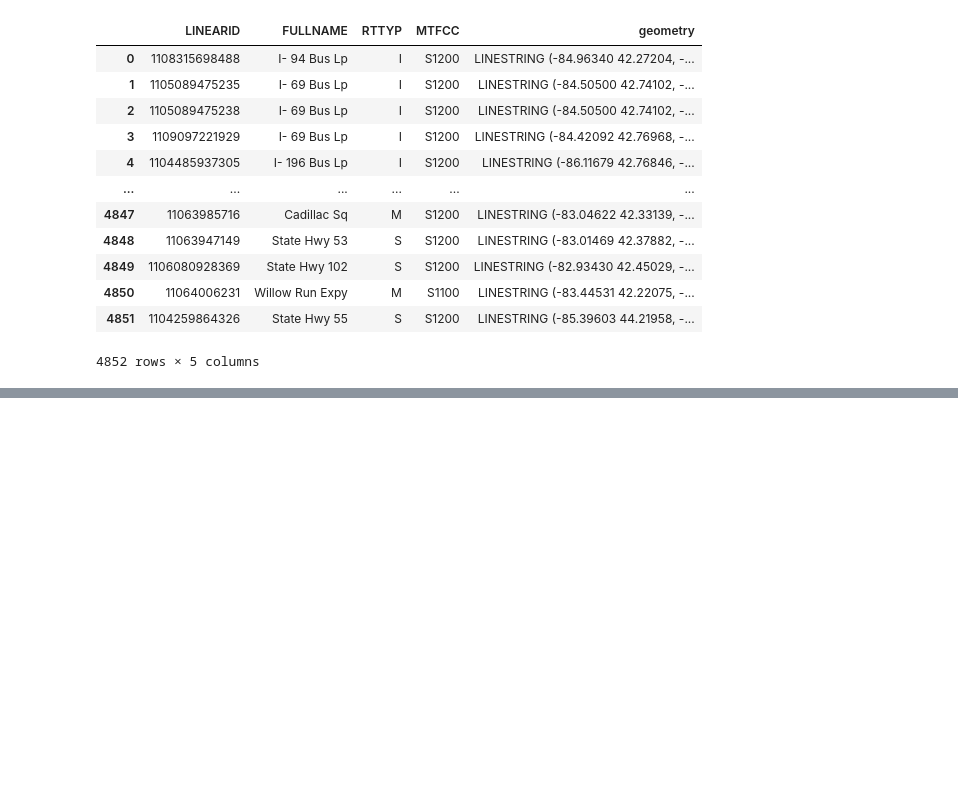
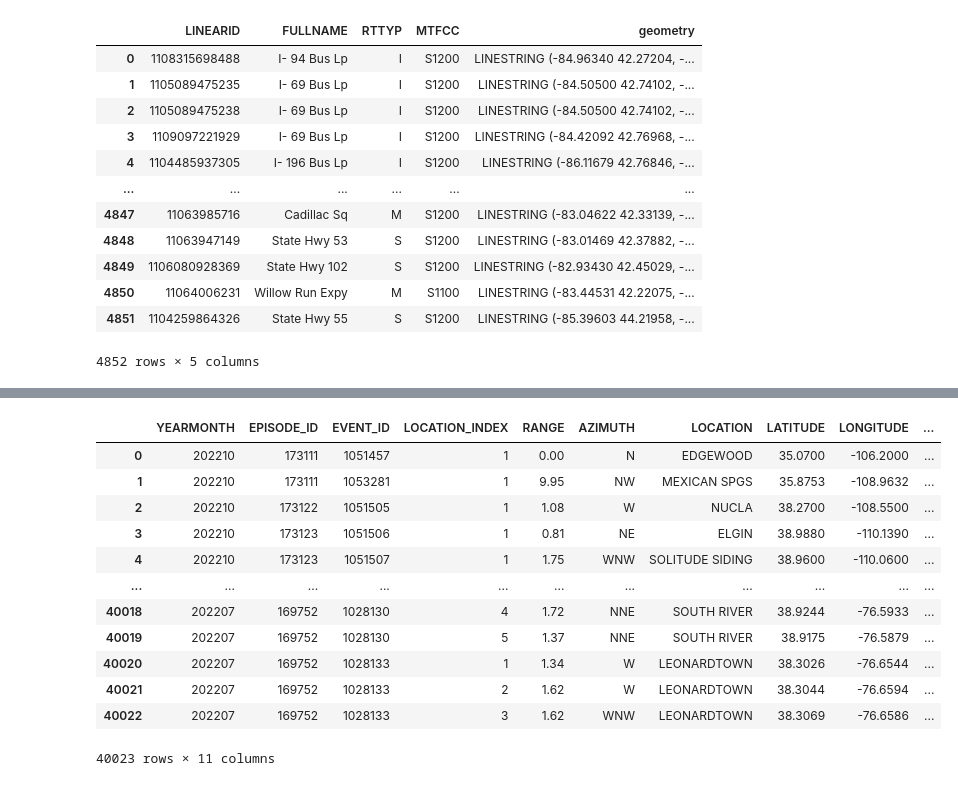
Before and after one commit to cu-esiil-edu/san-carlos-apache-college-demo-nquarder, a Jupyter notebook: san-carlos-apache-python-training.ipynb, the cells around one changed output, grey strips where cells are left out. Drawn from its saved outputs; the diff is of its cells as text; code cells hidden in the pictures; blank space fills up the shorter version.

```diff
--- a/san-carlos-apache-python-training.ipynb
+++ b/san-carlos-apache-python-training.ipynb
@@ -347,0 +352,19 @@ The CRS of the MI shapefile is: EPSG:4269
+# %%
+storms = pd.read_csv("https://www.ncei.noaa.gov/pub/data/swdi/"
+                    "stormevents/csvfiles/"
+                    "StormEvents_locations-ftp_v1.0_d2022_c20231116.csv.gz")
+storms
+# %% [output]
+|  | YEARMONTH | EPISODE_ID | EVENT_ID | LOCATION_INDEX | RANGE | AZIMUTH | LOCATION | LATITUDE | LONGITUDE | ... |
+| 0 | 202210 | 173111 | 1051457 | 1 | 0.00 | N | EDGEWOOD | 35.0700 | -106.2000 | ... |
+| 1 | 202210 | 173111 | 1053281 | 1 | 9.95 | NW | MEXICAN SPGS | 35.8753 | -108.9632 | ... |
+| 2 | 202210 | 173122 | 1051505 | 1 | 1.08 | W | NUCLA | 38.2700 | -108.5500 | ... |
+| 3 | 202210 | 173123 | 1051506 | 1 | 0.81 | NE | ELGIN | 38.9880 | -110.1390 | ... |
+| 4 | 202210 | 173123 | 1051507 | 1 | 1.75 | WNW | SOLITUDE SIDING | 38.9600 | -110.0600 | ... |
+| ... | ... | ... | ... | ... | ... | ... | ... | ... | ... | ... |
+| 40018 | 202207 | 169752 | 1028130 | 4 | 1.72 | NNE | SOUTH RIVER | 38.9244 | -76.5933 | ... |
+| 40019 | 202207 | 169752 | 1028130 | 5 | 1.37 | NNE | SOUTH RIVER | 38.9175 | -76.5879 | ... |
+| 40020 | 202207 | 169752 | 1028133 | 1 | 1.34 | W | LEONARDTOWN | 38.3026 | -76.6544 | ... |
+| 40021 | 202207 | 169752 | 1028133 | 2 | 1.62 | W | LEONARDTOWN | 38.3044 | -76.6594 | ... |
+| 40022 | 202207 | 169752 | 1028133 | 3 | 1.62 | WNW | LEONARDTOWN | 38.3069 | -76.6586 | ... |
+40023 rows × 11 columns
```
Also changed, not shown: parts of 4 cells of this notebook.
